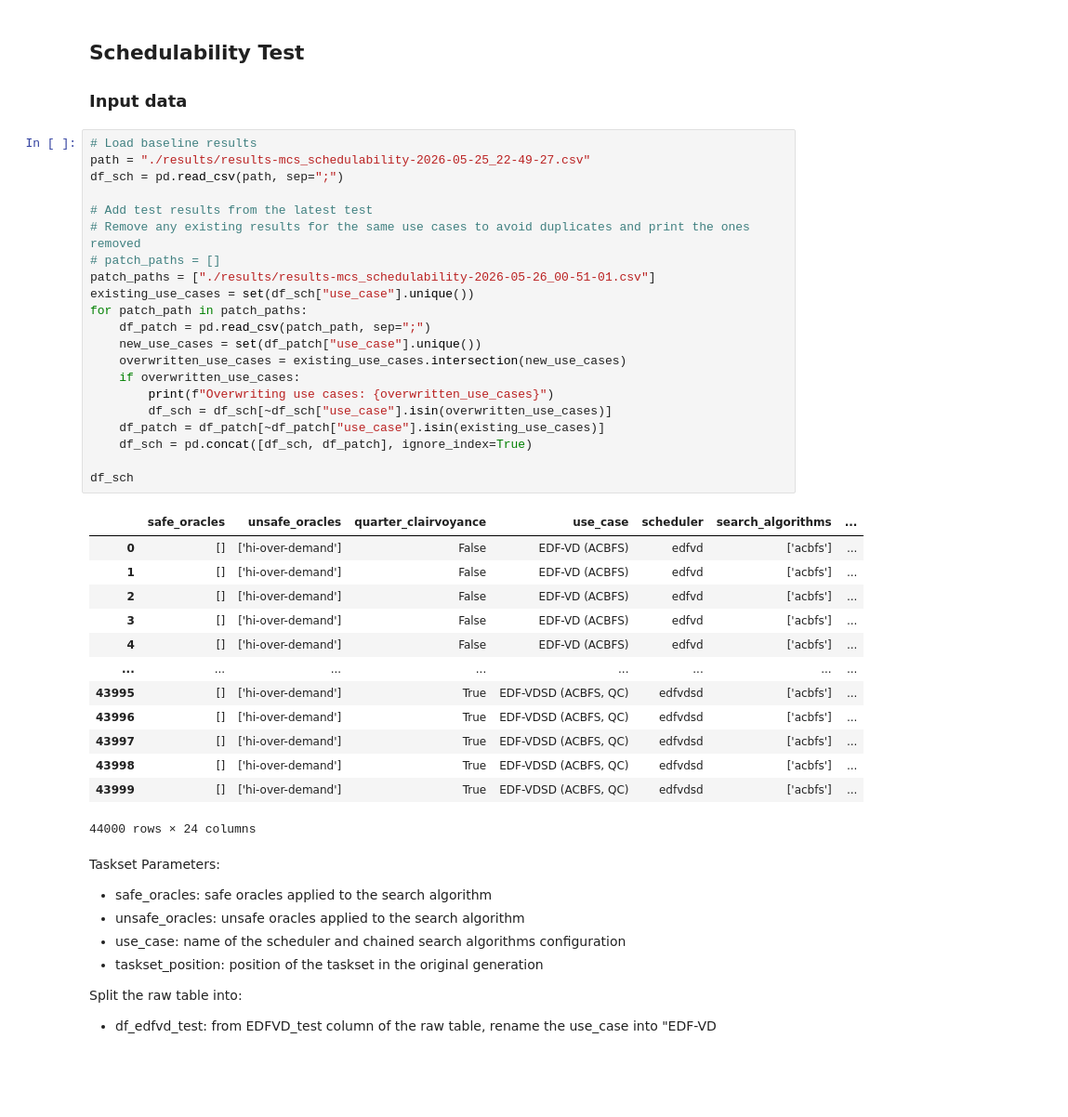
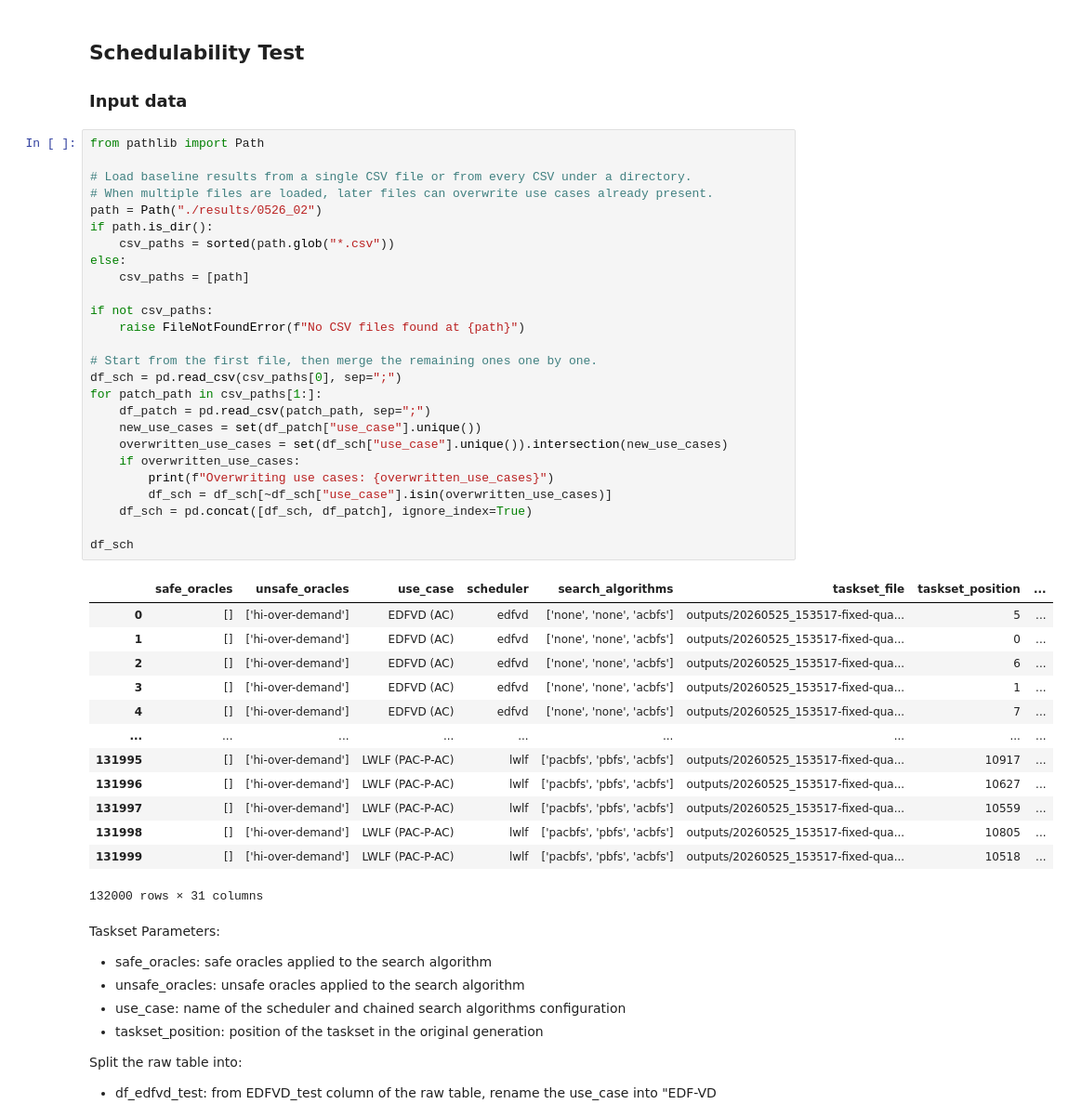
Before and after one commit to Jordan-Sun/mixed-criticality-graph-xp, a Jupyter notebook: notebooks/charts-rtss.ipynb, the cells around one changed output. Shown at 93% size. Drawn from its saved outputs; the diff is of its cells as text; blank space fills up the shorter version.

```diff
--- a/notebooks/charts-rtss.ipynb
+++ b/notebooks/charts-rtss.ipynb
@@ -306,40 +306,45 @@ f.savefig(
 ## Schedulability Test
 ### Input data
 # %%
-# Load baseline results
-path = "./results/results-mcs_schedulability-2026-05-25_22-49-27.csv"
-df_sch = pd.read_csv(path, sep=";")
+from pathlib import Path
 
-# Add test results from the latest test
-# Remove any existing results for the same use cases to avoid duplicates and print the ones removed
-# patch_paths = []
-patch_paths = ["./results/results-mcs_schedulability-2026-05-26_00-51-01.csv"]
-existing_use_cases = set(df_sch["use_case"].unique())
-for patch_path in patch_paths:
+# Load baseline results from a single CSV file or from every CSV under a directory.
+# When multiple files are loaded, later files can overwrite use cases already present.
+path = Path("./results/0526_02")
+if path.is_dir():
+    csv_paths = sorted(path.glob("*.csv"))
+else:
+    csv_paths = [path]
+
+if not csv_paths:
+    raise FileNotFoundError(f"No CSV files found at {path}")
+
+# Start from the first file, then merge the remaining ones one by one.
+df_sch = pd.read_csv(csv_paths[0], sep=";")
+for patch_path in csv_paths[1:]:
     df_patch = pd.read_csv(patch_path, sep=";")
     new_use_cases = set(df_patch["use_case"].unique())
-    overwritten_use_cases = existing_use_cases.intersection(new_use_cases)
+    overwritten_use_cases = set(df_sch["use_case"].unique()).intersection(new_use_cases)
     if overwritten_use_cases:
         print(f"Overwriting use cases: {overwritten_use_cases}")
         df_sch = df_sch[~df_sch["use_case"].isin(overwritten_use_cases)]
-    df_patch = df_patch[~df_patch["use_case"].isin(existing_use_cases)]
     df_sch = pd.concat([df_sch, df_patch], ignore_index=True)
 
 df_sch
 # %% [output]
-|  | safe_oracles | unsafe_oracles | quarter_clairvoyance | use_case | scheduler | search_algorithms | ... |
-| 0 | [] | ['hi-over-demand'] | False | EDF-VD (ACBFS) | edfvd | ['acbfs'] | ... |
-| 1 | [] | ['hi-over-demand'] | False | EDF-VD (ACBFS) | edfvd | ['acbfs'] | ... |
-| 2 | [] | ['hi-over-demand'] | False | EDF-VD (ACBFS) | edfvd | ['acbfs'] | ... |
-| 3 | [] | ['hi-over-demand'] | False | EDF-VD (ACBFS) | edfvd | ['acbfs'] | ... |
-| 4 | [] | ['hi-over-demand'] | False | EDF-VD (ACBFS) | edfvd | ['acbfs'] | ... |
-| ... | ... | ... | ... | ... | ... | ... | ... |
-| 43995 | [] | ['hi-over-demand'] | True | EDF-VDSD (ACBFS, QC) | edfvdsd | ['acbfs'] | ... |
-| 43996 | [] | ['hi-over-demand'] | True | EDF-VDSD (ACBFS, QC) | edfvdsd | ['acbfs'] | ... |
-| 43997 | [] | ['hi-over-demand'] | True | EDF-VDSD (ACBFS, QC) | edfvdsd | ['acbfs'] | ... |
-| 43998 | [] | ['hi-over-demand'] | True | EDF-VDSD (ACBFS, QC) | edfvdsd | ['acbfs'] | ... |
-| 43999 | [] | ['hi-over-demand'] | True | EDF-VDSD (ACBFS, QC) | edfvdsd | ['acbfs'] | ... |
+|  | safe_oracles | unsafe_oracles | use_case | scheduler | search_algorithms | taskset_file | taskset_position | ... |
+| 0 | [] | ['hi-over-demand'] | EDFVD (AC) | edfvd | ['none', 'none', 'acbfs'] | outputs/20260525_153517-fixed-qua... | 5 | ... |
+| 1 | [] | ['hi-over-demand'] | EDFVD (AC) | edfvd | ['none', 'none', 'acbfs'] | outputs/20260525_153517-fixed-qua... | 0 | ... |
+| 2 | [] | ['hi-over-demand'] | EDFVD (AC) | edfvd | ['none', 'none', 'acbfs'] | outputs/20260525_153517-fixed-qua... | 6 | ... |
+| 3 | [] | ['hi-over-demand'] | EDFVD (AC) | edfvd | ['none', 'none', 'acbfs'] | outputs/20260525_153517-fixed-qua... | 1 | ... |
+| 4 | [] | ['hi-over-demand'] | EDFVD (AC) | edfvd | ['none', 'none', 'acbfs'] | outputs/20260525_153517-fixed-qua... | 7 | ... |
+| ... | ... | ... | ... | ... | ... | ... | ... | ... |
+| 131995 | [] | ['hi-over-demand'] | LWLF (PAC-P-AC) | lwlf | ['pacbfs', 'pbfs', 'acbfs'] | outputs/20260525_153517-fixed-qua... | 10917 | ... |
+| 131996 | [] | ['hi-over-demand'] | LWLF (PAC-P-AC) | lwlf | ['pacbfs', 'pbfs', 'acbfs'] | outputs/20260525_153517-fixed-qua... | 10627 | ... |
+| 131997 | [] | ['hi-over-demand'] | LWLF (PAC-P-AC) | lwlf | ['pacbfs', 'pbfs', 'acbfs'] | outputs/20260525_153517-fixed-qua... | 10559 | ... |
+| 131998 | [] | ['hi-over-demand'] | LWLF (PAC-P-AC) | lwlf | ['pacbfs', 'pbfs', 'acbfs'] | outputs/20260525_153517-fixed-qua... | 10805 | ... |
+| 131999 | [] | ['hi-over-demand'] | LWLF (PAC-P-AC) | lwlf | ['pacbfs', 'pbfs', 'acbfs'] | outputs/20260525_153517-fixed-qua... | 10518 | ... |
-44000 rows × 24 columns
+132000 rows × 31 columns
 # %% [markdown]
 Taskset Parameters:
 - safe_oracles: safe oracles applied to the search algorithm
```
Also changed, not shown: parts of 11 cells of this notebook, 1 other file.
